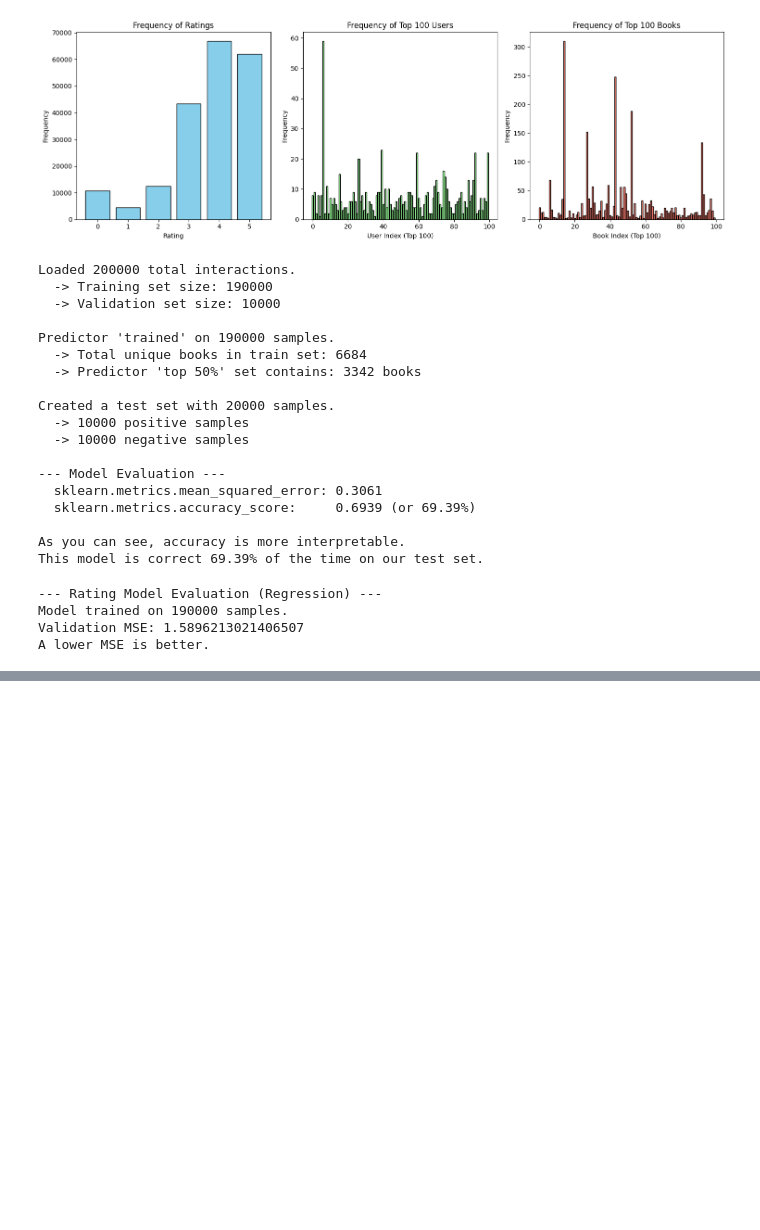
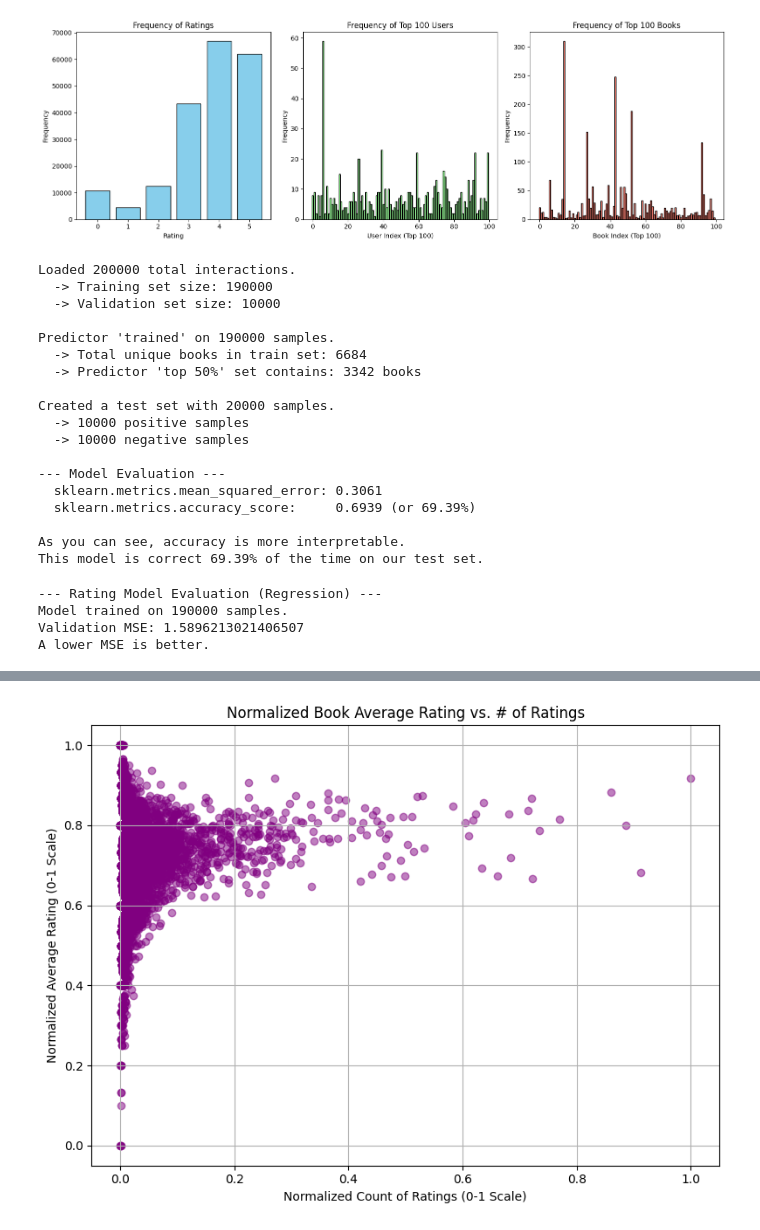
Before and after one commit to 0tv0renakniga/dsc_256, a Jupyter notebook: fall_25/assignment1/test.ipynb, the cells around one changed output, grey strips where cells are left out. Cells and saved outputs as stored; diff of their text form; code cells hidden in the pictures; blank space fills up the shorter version.

```diff
--- a/fall_25/assignment1/test.ipynb
+++ b/fall_25/assignment1/test.ipynb
@@ -320,0 +461,76 @@ A lower MSE is better.
+# %%
+import pandas as pd
+import matplotlib.pyplot as plt
+import gzip
+import io
+from sklearn.preprocessing import MinMaxScaler # Import the scaler
+
+# --- 1. Load your data ---
+# We'll use the same augmented snippet as before
+data_snippet = os.popen("less train_Interactions.csv.gz | cat").read()
+# In your real code, you'd use:
+# df = pd.read_csv("train_Interactions.csv.gz")
+df = pd.read_csv(io.StringIO(data_snippet))
+print("Data loaded.")
+
+# --- 2. Calculate Stats for BOOKS ---
+# Group by 'bookID' instead of 'userID'
+print("Calculating book stats (mean and count)...")
+book_stats = df.groupby('bookID')['rating'].agg(['mean', 'count'])
+
+# book_stats (before scaling):
+#             mean  count
+# bookID
+# b00000001   5.0      1
+# b00000002   2.0      1
+# b00000003   1.0      1
+# b01672704   4.0      1
+# b09979253   3.0      1
+# b23482469   2.0      1
+# b40151793   5.0      1
+# b49553867   0.0      1
+# b61372131   4.0      3  <-- (4+5+3)/3 = 4.0, count = 3
+# b66666666   3.0      1
+# b68456479   1.0      1
+# b75189008   4.0      1
+# b75446982   4.0      1
+# b77777777   3.0      1
+# b88888888   3.0      1
+# b99999999   3.0      1
+
+# --- 3. Normalize the Data (Scale 0-1) ---
+scaler = MinMaxScaler()
+book_stats_normalized = scaler.fit_transform(book_stats)
+
+# Convert back to a DataFrame for easy plotting
+book_stats_norm_df = pd.DataFrame(
+    book_stats_normalized,
+    columns=['mean_normalized', 'count_normalized'],
+    index=book_stats.index
+)
+
+print("\nOriginal Stats:\n", book_stats)
+print("\nNormalized Stats:\n", book_stats_norm_df)
+
+# --- 4. Create the Normalized Scatter Plot ---
+print("Plotting normalized data...")
+plt.figure(figsize=(8, 6))
+
+plt.scatter(
+    book_stats_norm_df['count_normalized'],
+    book_stats_norm_df['mean_normalized'],
+    alpha=0.5,
+    color='purple' # Changed color to distinguish from user plot
+)
+
+plt.title('Normalized Book Average Rating vs. # of Ratings')
+plt.xlabel('Normalized Count of Ratings (0-1 Scale)')
+plt.ylabel('Normalized Average Rating (0-1 Scale)')
+plt.grid(True)
+
+# --- 5. Save and Show the Plot ---
+plt.tight_layout()
+plt.savefig("normalized_book_scatter.png")
+print("Plot saved to normalized_book_scatter.png")
+# plt.show()
+# %% [output]
@@ -320,0 +554 @@ A lower MSE is better.
+[figure, added]
```
Also changed, not shown: parts of 16 cells of this notebook, 2 other files.
